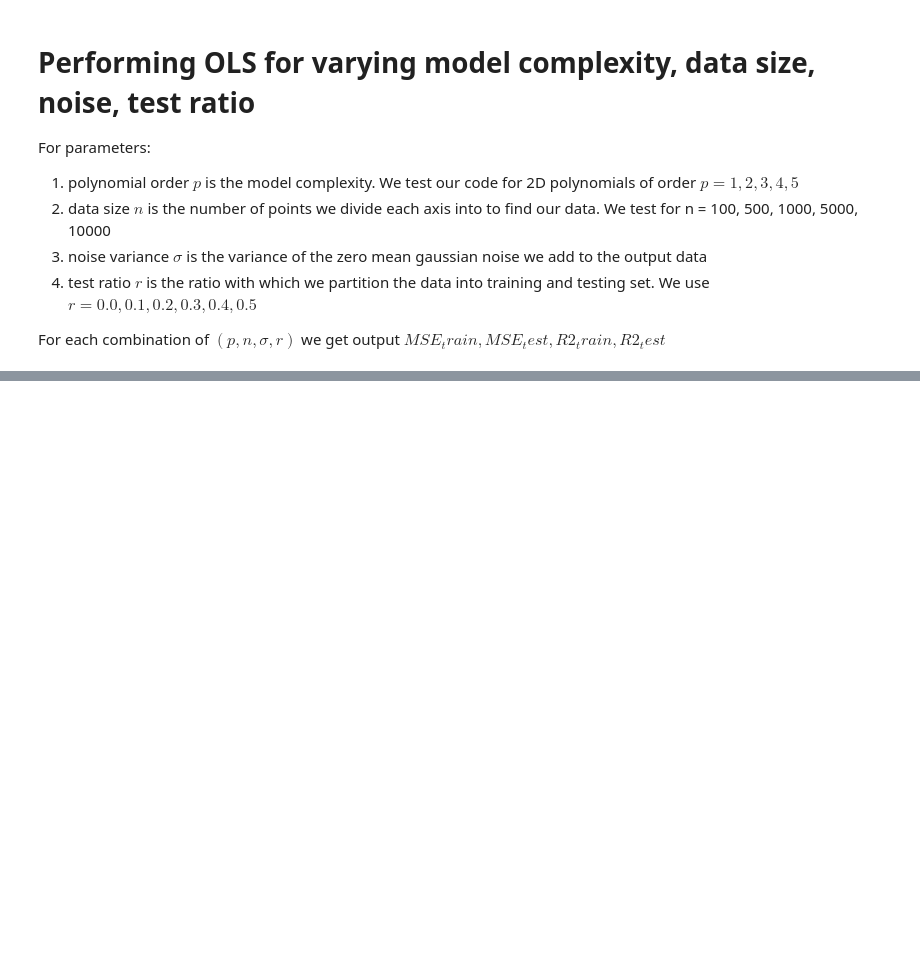
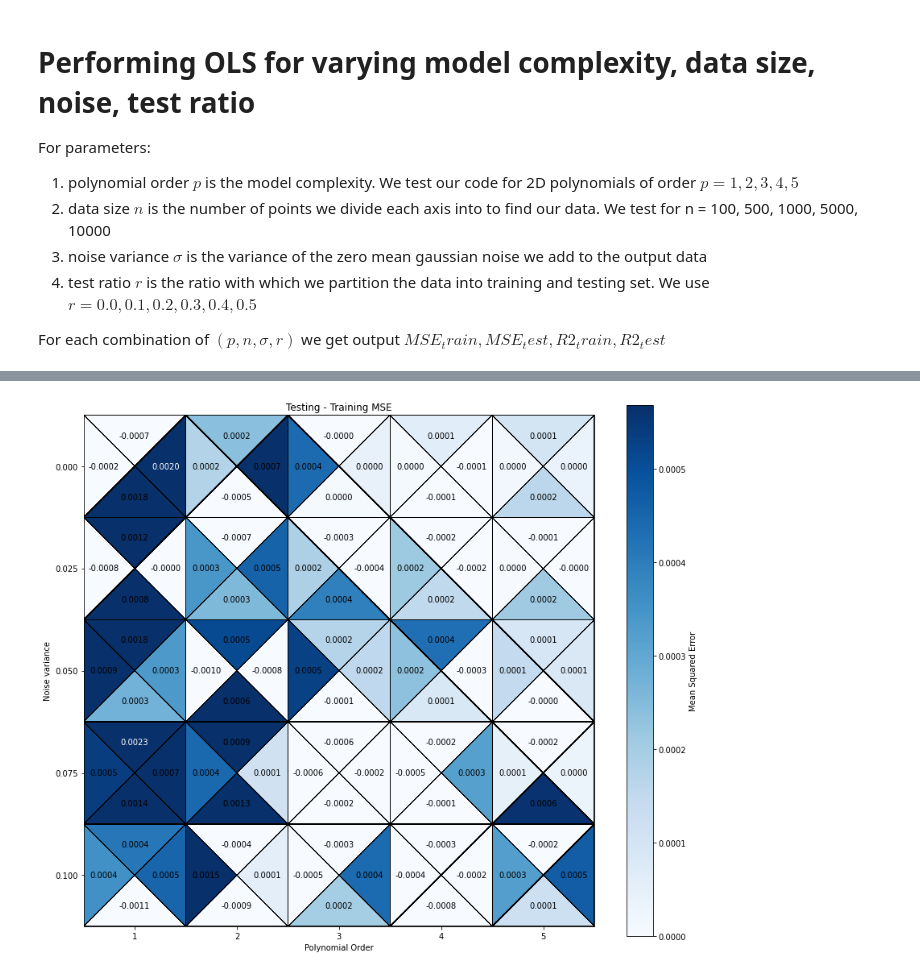
Before and after one commit to antble/CompSci-Project-1, a Jupyter notebook: regression_analysis/regression.ipynb, the cells around one changed output, grey strips where cells are left out. Cells and saved outputs as stored; diff of their text form; code cells hidden in the pictures; blank space fills up the shorter version.

```diff
--- a/regression_analysis/regression.ipynb
+++ b/regression_analysis/regression.ipynb
@@ -264,0 +242,45 @@ plt.show()
+# %%
+values = [-np.transpose(train_MSE_arr[:, 0, : , 0]-test_MSE_arr[:, 0, : , 0]),
+          -np.transpose(train_MSE_arr[:, 0, : , 1]-test_MSE_arr[:, 0, : , 1]),
+          -np.transpose(train_MSE_arr[:, 0, : , 2]-test_MSE_arr[:, 0, : , 2]),
+          -np.transpose(train_MSE_arr[:, 0, : , 3]-test_MSE_arr[:, 0, : , 3])]
+
+triangul = triangulation_for_triheatmap(M, N)
+cmaps = ['Blues','Blues','Blues','Blues']#['Blues', 'Greens', 'Purples', 'Reds']  # ['winter', 'spring', 'summer', 'autumn']
+norms = [plt.Normalize(-0.5, 1) for _ in range(4)]
+fig, ax = plt.subplots(figsize=(12,10))
+#imgs = [ax.tripcolor(t, np.ravel(val), cmap=cmap, norm=norm, ec='white')
+#        for t, val, cmap, norm in zip(triangul, values*100, cmaps, norms)]
+imgs = [ax.tripcolor(t, val.ravel(), cmap='Blues', vmin=0, vmax=np.max(np.max(values))/4, ec='k')
+        for t, val in zip(triangul, (values))]
+for val, dir in zip(values, [(-1, 0), (0, 1), (1, 0), (0, -1)]):
+    for i in range(M):
+        for j in range(N):
+            v = val[j, i]
+            ax.text(i + 0.3 * dir[1], j + 0.3 * dir[0], f'{v:.4f}', color='w' if 0.002 < v < 0.02 else 'k', ha='center', va='center')
+ax.set_xticks(range(M))
+ax.set_yticks(range(N))
+
+def ymajor_tick(x, pos):
+    return f"{x*0.025:.3f}"
+def xmajor_tick(x, pos):
+    return f"{x+1}"
+
+ax.yaxis.set_major_locator(MultipleLocator(1.000))
+# FuncFormatter is created and used automatically
+ax.yaxis.set_major_formatter(ymajor_tick)
+
+ax.xaxis.set_major_formatter(xmajor_tick)
+
+ax.invert_yaxis()
+ax.margins(x=0, y=0)
+ax.set_xlabel("Polynomial Order")
+ax.set_ylabel("Noise variance")
+
+ax.set_aspect('equal', 'box')  # square cells
+cbar = fig.colorbar(imgs[0], ax=ax, label = "Mean Squared Error")
+ax.set_title("Testing - Training MSE")
+plt.tight_layout()
+plt.show()
+# %% [output]
+[figure, added]
```
Also changed, not shown: parts of 22 cells of this notebook, 5 other files.
